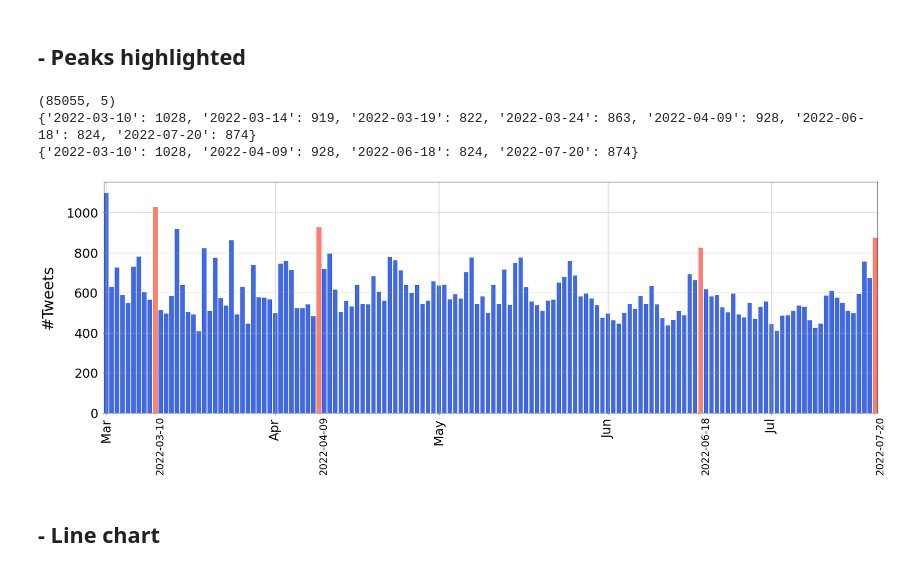
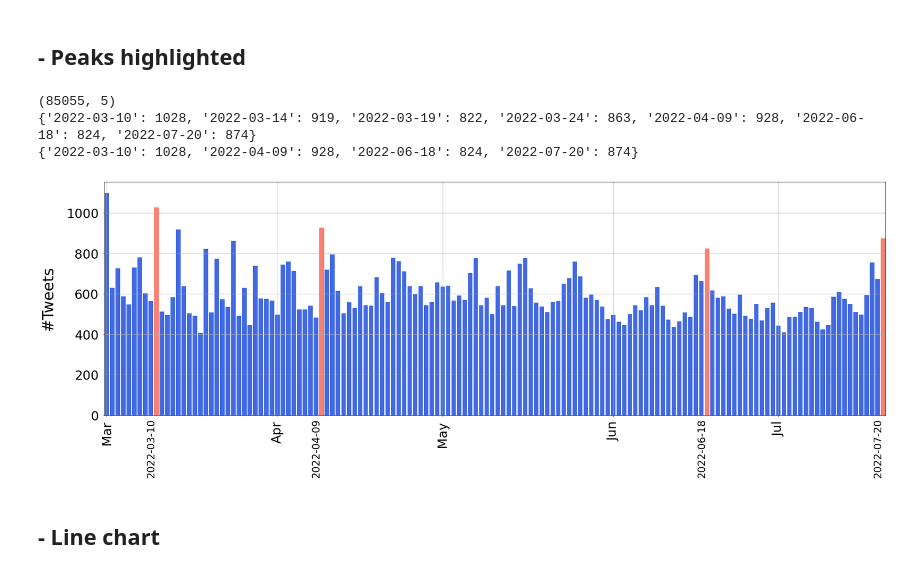
Before and after one commit to martimarino/Body-shaming-detection, a Jupyter notebook: Visualization.ipynb, the cells around one changed output. Saved outputs shown, nothing was run; the diff lists cells and outputs as text; code cells hidden in the pictures.

```diff
--- a/Visualization.ipynb
+++ b/Visualization.ipynb
@@ -197,7 +197,6 @@ fig, ax = plt.subplots()
 # bars = ax.bar(x="date_col", y=data["count"], data=data, zorder=2, color="cornflowerblue")
 
 barlist = plt.bar(data['date_col'], data['count'], color="royalblue")
-
 X = plt.gca().xaxis
 X.set_major_locator(locator)
 # Specify formatter
@@ -206,36 +205,39 @@ X.set_major_formatter(fmt)
 # plt.title('Distribution of tweets',fontsize=36,pad=30)
 # plt.xlabel('Time',fontsize=30,labelpad=50)
 plt.ylabel('#Tweets',fontsize=36,labelpad=26)
 #Ticks
 plt.xticks(rotation=90, fontsize=30)
 plt.yticks(fontsize=30)
 plt.tick_params(axis='y', pad=10)
 plt.tick_params(axis='x', pad=10)
-
 plt.margins(x=0)    # delete graph lateral margin
 plt.ylim(ymin=0)    # y values start from 0
 plt.tight_layout()
 plt.rcParams["figure.figsize"] = [28,9]
 plt.grid(zorder=2)
 # plt.subplots_adjust(bottom=0.55)
 
 for key, value in peaks.items():
     p = datetime.strptime(key, '%Y-%m-%d')
     i = data[data['date_col'] == key].index[0]
     row = data[data['date_col'] == key]
     ts = row.iloc[0]['date_col']
     s = ts.strftime('%Y-%m-%d')
-    plt.text(ts,-300, s, fontsize=24, rotation=90)
+    plt.text(ts,-300, s, fontsize=24, rotation=90, horizontalalignment='center')
     barlist[i].set_color('salmon')
+
+
+# matplotlib.axes.Axes.set_xticklabels(matplotlib.axes.Axes.get_xticklabels(), horizontalalignment='left' )
+
 
 
 plt.savefig('./monitoring/img/monitoring_barplot_peaks.png', bbox_inches='tight')
 plt.show()
 # %% [output]
 (85055, 5)
 {'2022-03-10': 1028, '2022-03-14': 919, '2022-03-19': 822, '2022-03-24': 863, '2022-04-09': 928, '2022-06-18': 824, '2022-07-20': 874}
 {'2022-03-10': 1028, '2022-04-09': 928, '2022-06-18': 824, '2022-07-20': 874}
-[figure, old version]
+[figure, new version]
 # %% [markdown]
 ## - Line chart
 # %%
```
Also changed, not shown: parts of 4 cells of this notebook, 33 other files.
